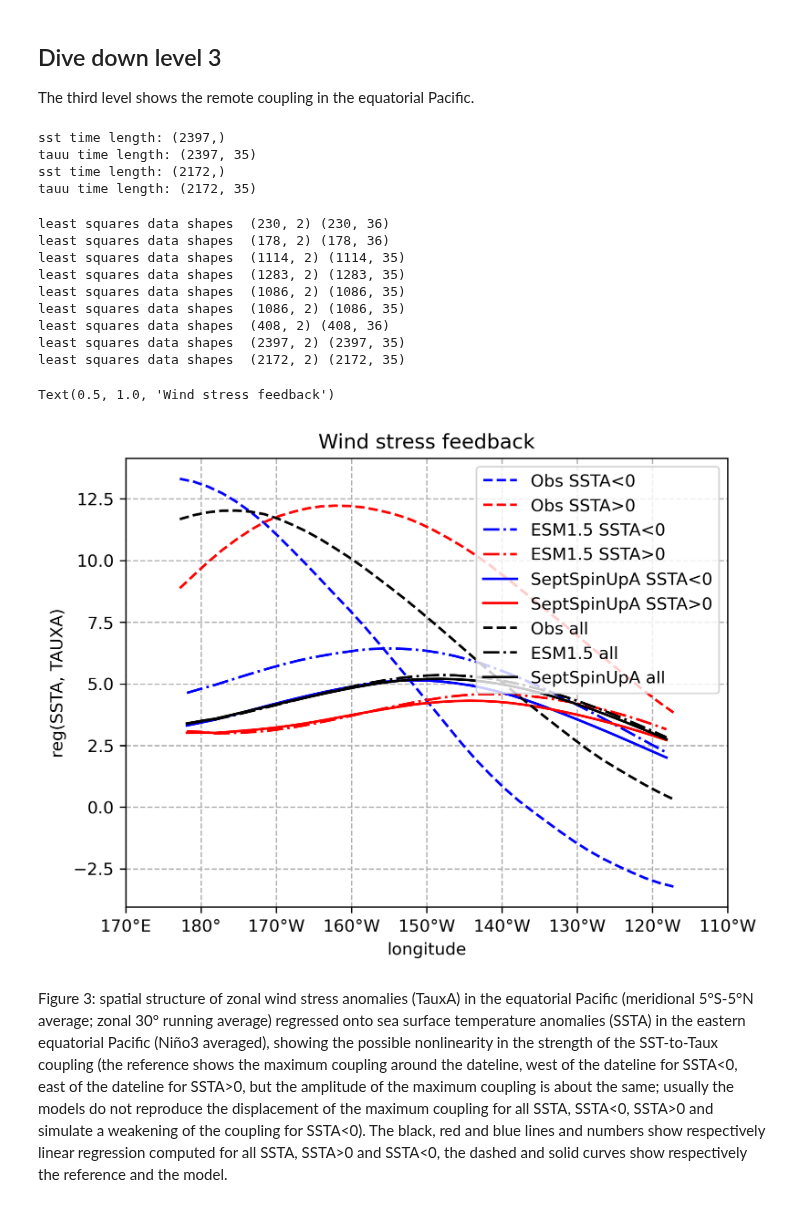
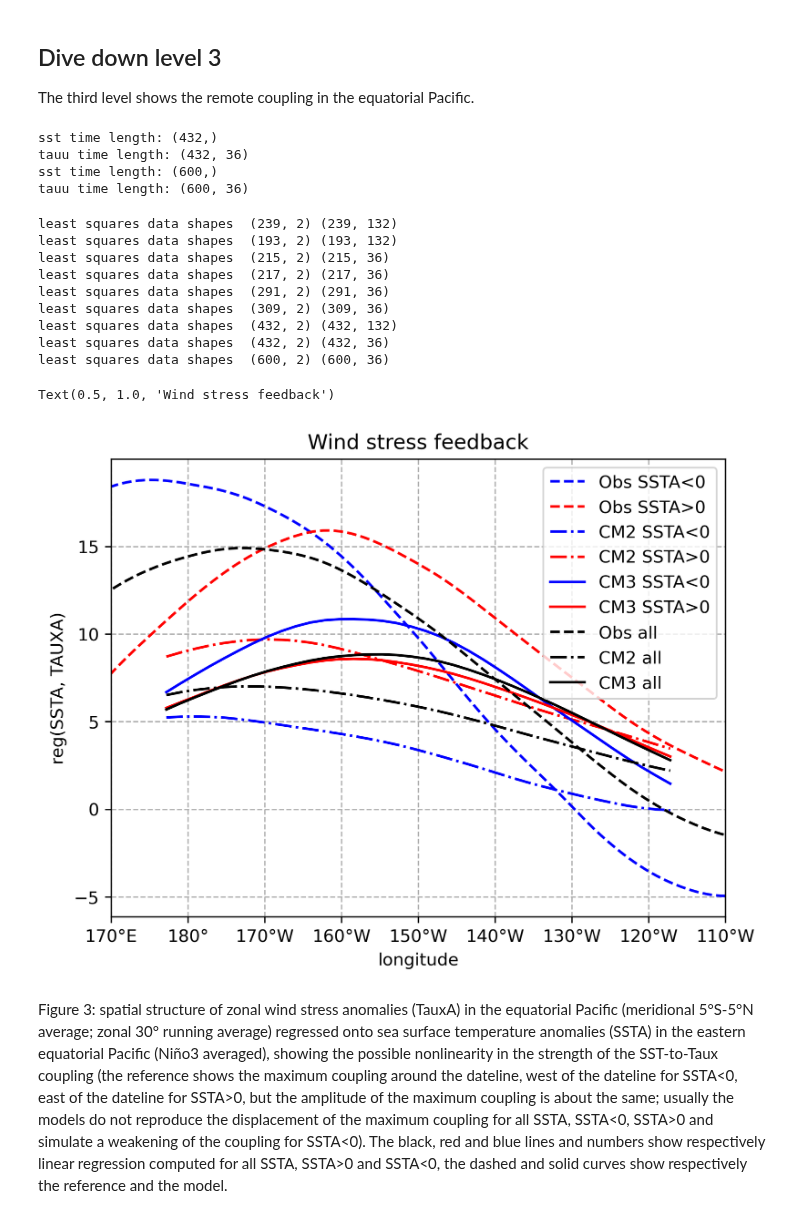
Before and after one commit to ACCESS-Community-Hub/access-cm3-paper-1, a Jupyter notebook: notebooks/sandbox-python/ENSO_recipes/20-SST_Taux_feedback.ipynb, the cells around one changed output. Drawn from its saved outputs; the diff is of its cells as text; code cells hidden in the pictures.

```diff
--- a/notebooks/sandbox-python/ENSO_recipes/20-SST_Taux_feedback.ipynb
+++ b/notebooks/sandbox-python/ENSO_recipes/20-SST_Taux_feedback.ipynb
@@ -28,12 +31,12 @@ from esmvalcore.config import CFG
 ### USER EDIT start
 #esm_file='/g/data/zv30/non-cmip/ACCESS-CM3/cm3-run-11-08-2025-25km-beta-om3-new-um-params/cm3-demo-datastore/cm3-demo-datastore.json'
 dpi=300
-esm_file_ts = "/scratch/p66/fc6164/SeptSpinupA/ts_Amon_ACCESS-ESM1-5_piControl_r1i1p1f1_gn_060201-088912.nc"
-esm_file_tauu = "/scratch/p66/fc6164/SeptSpinupA/tauu_Amon_ACCESS-ESM1-5_piControl_r1i1p1f1_gn_060201-089012.nc"
+esm_file_ts = "/g/data/eg3/cxc548/nesp/ACCESS_testing/cm3_PD-control_1981-2030.nc"
+esm_file_tauu = "/g/data/eg3/cxc548/nesp/ACCESS_testing/cm3_PD-control_1981-2030.nc"
 
-mylabel = "SeptSpinUpA"
-startyear=610
-endyear=790
+mylabel = "CM3"
+startyear=1981
+endyear=2030
 ### USER EDIT stop
 
 import os
@@ -387,7 +384,7 @@ def sst_east_3(cube,start,end):
     nino3_region = {"start_longitude": 210., "end_longitude": 270., "start_latitude": -5., "end_latitude": 5.}
     cube = extract_time(cube, start_year=start, end_year=end, start_month=1, end_month=12, start_day=1, end_day=31)
     cube = convert_units(cube, units="degC")
-    cube = regrid(cube, target_grid="1x1", scheme="linear")
+#    cube = regrid(cube, target_grid="1x1", scheme="linear")
     cube = mask_landsea(cube, mask_out="land")
     cube = anomalies(cube, period="monthly")
     cube = detrend(cube, dimension="time", method="linear")
@@ -409,27 +406,27 @@ def taux_eqp(cube,start,end):
     cube = rolling_window_statistics(cube, coordinate='longitude',operator='mean',window_length=30)
     return cube
 # %%
-model_ctrltos_prep = {name: sst_east_3(dataset,900,1100) for name, dataset in model_ctrlts_datasets.items()}
-model_ctrltauu_prep = {name: taux_eqp(dataset,900,1100) for name, dataset in model_ctrltauu_datasets.items()}
+model_ctrlts_prep = {name: sst_east_3(dataset,1979,2014) for name, dataset in model_ctrlts_datasets.items()}
+model_ctrltauu_prep = {name: taux_eqp(dataset,1979,2014) for name, dataset in model_ctrltauu_datasets.items()}
 
 model_tos_prep = sst_east_3(esm16cube_ts,startyear,endyear) #for name, dataset in model_ts_datasets.items()}
 model_tauu_prep = taux_eqp(esm16cube_tauu,startyear,endyear) #for name, dataset in model_tauu.items()}
-model_tauu_prep_swap = model_tauu_prep.transpose([1,0])
+#model_tauu_prep_swap = model_tauu_prep.transpose([1,0])
 # %%
-print("sst time length:", model_ctrltos_prep['ACCESS-ESM1-5'].shape)
-print("tauu time length:", model_ctrltauu_prep['ACCESS-ESM1-5'].shape)
+print("sst time length:", model_ctrlts_prep['ACCESS-CM2'].shape)
+print("tauu time length:", model_ctrltauu_prep['ACCESS-CM2'].shape)
 
 
 print("sst time length:", model_tos_prep.shape)
 print("tauu time length:", model_tauu_prep.shape)
 # %% [output]
-sst time length: (2397,)
-tauu time length: (2397, 35)
-sst time length: (2172,)
-tauu time length: (2172, 35)
+sst time length: (432,)
+tauu time length: (432, 36)
+sst time length: (600,)
+tauu time length: (600, 36)
 # %%
-obs_tos_prep = {name: sst_east_3(dataset,1979,2012) for name, dataset in obs_tos_datasets.items()}
-obs_tauu_prep = {name: taux_eqp(dataset,1979,2012) for name, dataset in obs_tauu_datasets.items()}
+obs_tos_prep = {name: sst_east_3(dataset,1979,2014) for name, dataset in obs_tos_datasets.items()}
+obs_tauu_prep = {name: taux_eqp(dataset,1979,2014) for name, dataset in obs_tauu_datasets.items()}
 # %%
 def lin_regress_matrix(cubeA, cubeBsst):
 
@@ -482,51 +479,51 @@ def format_longitude(x, pos):
         return f'{int(x)}°E'
 
 
-neg, pos = feedback_nonlin(obs_tos_prep["HadISST"], obs_tauu_prep["NOAA-CIRES-20CR-V2"])
+neg, pos = feedback_nonlin(obs_tos_prep["HadISST"], obs_tauu_prep["ERA-Interim"])
 qplt.plot(neg, color='blue', linestyle='--',label='Obs SSTA<0')
 qplt.plot(pos, color='red', linestyle='--',label='Obs SSTA>0')
 
-neg, pos = feedback_nonlin(model_ctrltos_prep["ACCESS-ESM1-5"], model_ctrltauu_prep["ACCESS-ESM1-5"])
+neg, pos = feedback_nonlin(model_ctrlts_prep["ACCESS-CM2"], model_ctrltauu_prep["ACCESS-CM2"])
 
-qplt.plot(neg, color='blue', linestyle='-.', label='ESM1.5 SSTA<0')
-qplt.plot(pos, color='red', linestyle='-.', label='ESM1.5 SSTA>0')
+qplt.plot(neg, color='blue', linestyle='-.', label='CM2 SSTA<0')
+qplt.plot(pos, color='red', linestyle='-.', label='CM2 SSTA>0')
 
 neg, pos = feedback_nonlin(model_tos_prep, model_tauu_prep)
 
 qplt.plot(neg, color='blue', linestyle='solid', label=mylabel+' SSTA<0')
 qplt.plot(pos, color='red', linestyle='solid', label=mylabel+' SSTA>0')
 
-cb2 = lin_regress_matrix(obs_tauu_prep["NOAA-CIRES-20CR-V2"], obs_tos_prep["HadISST"])
+cb2 = lin_regress_matrix(obs_tauu_prep["ERA-Interim"], obs_tos_prep["HadISST"])
 qplt.plot(cb2, color='black', linestyle='--', label='Obs all')
 
-cb = lin_regress_matrix(model_ctrltauu_prep["ACCESS-ESM1-5"],model_ctrltos_prep["ACCESS-ESM1-5"])
+cb = lin_regress_matrix(model_ctrltauu_prep["ACCESS-CM2"],model_ctrlts_prep["ACCESS-CM2"])
 
-qplt.plot(cb, color='black', linestyle='-.', label='ESM1.5 all')
+qplt.plot(cb, color='black', linestyle='-.', label='CM2 all')
 
 
 cb = lin_regress_matrix(model_tauu_prep,model_tos_prep)
 
 qplt.plot(cb, color='black', linestyle='solid', label=mylabel+' all')
 
 plt.xlim(170, 250)
 plt.xlabel('longitude')
 plt.ylabel('reg(SSTA, TAUXA)')
 plt.grid(linestyle='--')
 plt.gca().xaxis.set_major_formatter(plt.FuncFormatter(format_longitude))
 plt.legend()
 plt.title('Wind stress feedback')
 # %% [output]
-least squares data shapes  (230, 2) (230, 36)
-least squares data shapes  (178, 2) (178, 36)
-least squares data shapes  (1114, 2) (1114, 35)
-least squares data shapes  (1283, 2) (1283, 35)
-least squares data shapes  (1086, 2) (1086, 35)
-least squares data shapes  (1086, 2) (1086, 35)
-least squares data shapes  (408, 2) (408, 36)
-least squares data shapes  (2397, 2) (2397, 35)
-least squares data shapes  (2172, 2) (2172, 35)
+least squares data shapes  (239, 2) (239, 132)
+least squares data shapes  (193, 2) (193, 132)
+least squares data shapes  (215, 2) (215, 36)
+least squares data shapes  (217, 2) (217, 36)
+least squares data shapes  (291, 2) (291, 36)
+least squares data shapes  (309, 2) (309, 36)
+least squares data shapes  (432, 2) (432, 132)
+least squares data shapes  (432, 2) (432, 36)
+least squares data shapes  (600, 2) (600, 36)
 Text(0.5, 1.0, 'Wind stress feedback')
-[figure, old version]
+[figure, new version]
 # %% [markdown]
 Figure 3: spatial structure of zonal wind stress anomalies (TauxA) in the equatorial Pacific (meridional 5°S-5°N average; zonal 30° running average) regressed onto sea surface temperature anomalies (SSTA) in the eastern equatorial Pacific (Niño3 averaged), showing the possible nonlinearity in the strength of the SST-to-Taux coupling (the reference shows the maximum coupling around the dateline, west of the dateline for SSTA<0, east of the dateline for SSTA>0, but the amplitude of the maximum coupling is about the same; usually the models do not reproduce the displacement of the maximum coupling for all SSTA, SSTA<0, SSTA>0 and simulate a weakening of the coupling for SSTA<0). The black, red and blue lines and numbers show respectively linear regression computed for all SSTA, SSTA>0 and SSTA<0, the dashed and solid curves show respectively the reference and the model.
 # %% [markdown]
```
Also changed, not shown: parts of 12 cells of this notebook, 16 other files.
